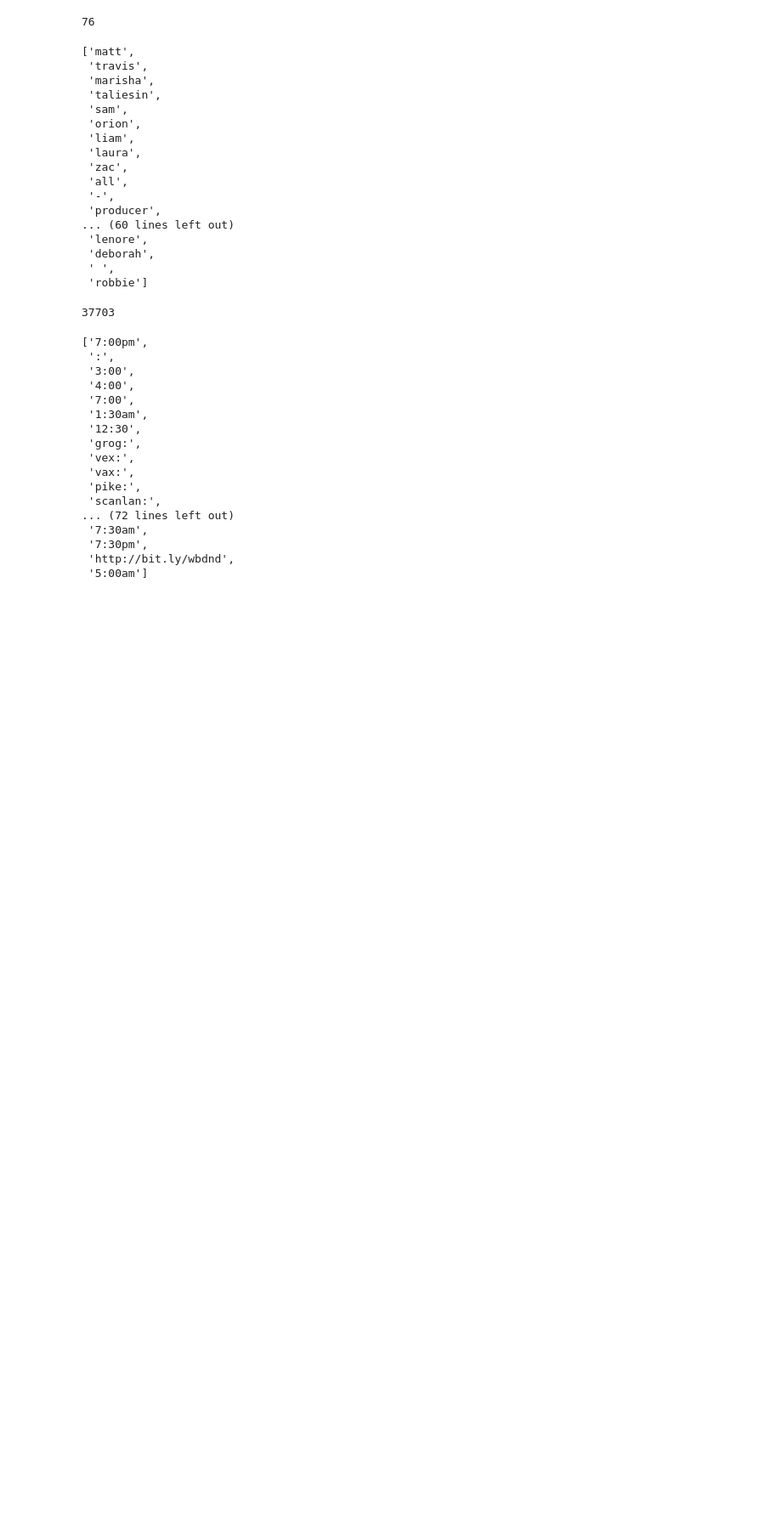
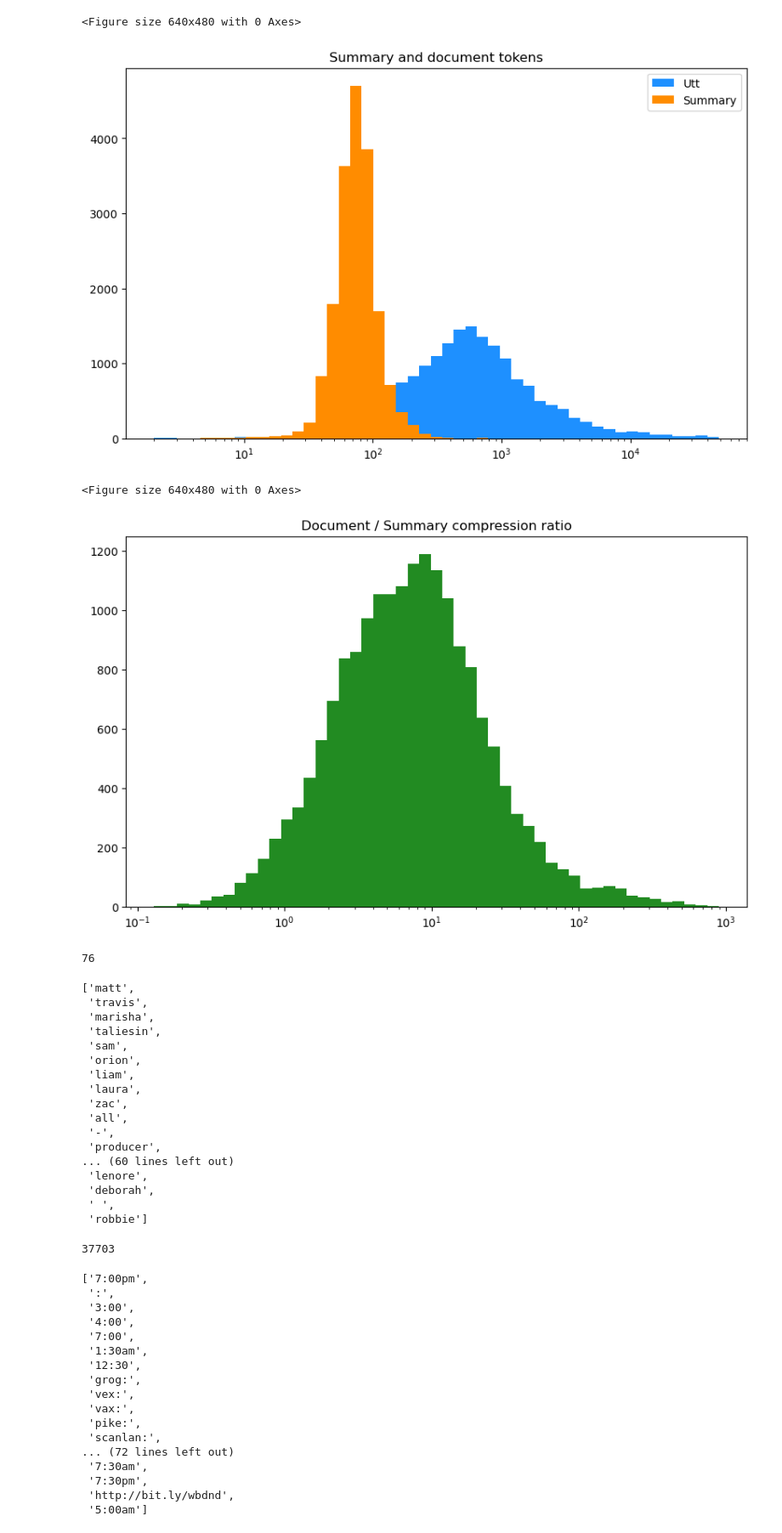
Before and after one commit to VictorHerrig/Critical_Role_summarization, a Jupyter notebook: exploration/get_data_stats.ipynb, the cells around one changed output. Shown at 85% size. Cells and saved outputs as stored; diff of their text form; code cells hidden in the pictures; blank space fills up the shorter version.

Commit message:
Move tokenizer factory to dataset, doc/summary length exploration

```diff
--- a/exploration/get_data_stats.ipynb
+++ b/exploration/get_data_stats.ipynb
@@ -24,3 +67,27 @@ n_chunks
+# %%
+plt.clf()
+_ = plt.subplots(figsize=(10, 6))
+bins = np.logspace(np.log10(min(utt_lens)), np.log10(max(utt_lens)))
+plt.hist(utt_lens, label='Utt', color='dodgerblue', bins=bins)
+plt.hist(summ_lens, label='Summary', color='darkorange', bins=bins)
+plt.xscale('log')
+plt.legend()
+plt.title('Summary and document tokens')
+plt.show()
+
+plt.clf()
+_ = plt.subplots(figsize=(10, 6))
+ratios = [float(u) / float(s) for u, s in zip(utt_lens, summ_lens) if s != 0]
+bins = np.logspace(np.log10(min(ratios)), np.log10(max(ratios)))
+plt.hist(ratios, color='forestgreen', bins=bins)
+plt.xscale('log')
+plt.title('Document / Summary compression ratio')
+plt.show()
+# %% [output]
+<Figure size 640x480 with 0 Axes>
+[figure, added]
+<Figure size 640x480 with 0 Axes>
+[figure, added]
 # %%
 def get_tokens():
     # Extract tokens from all the data
```
Also changed, not shown: parts of 4 cells of this notebook, 3 other files.
